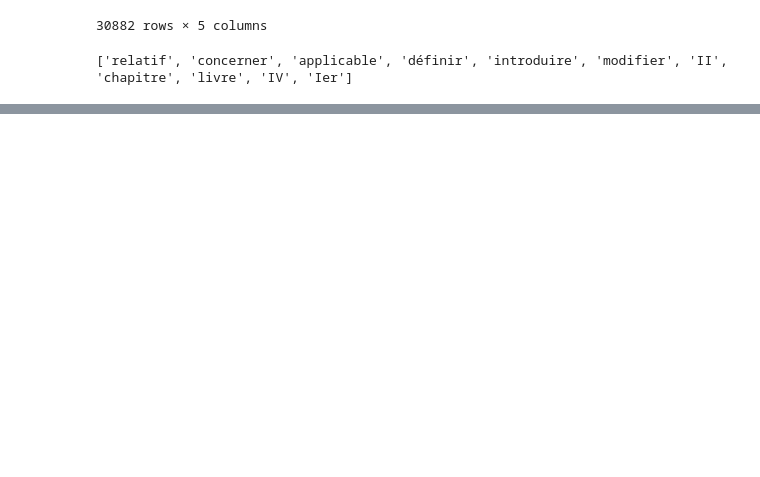
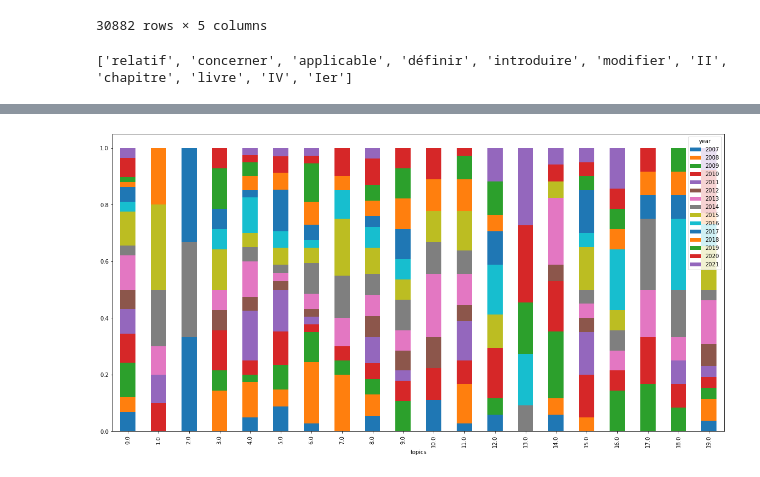
Before and after one commit to Geminy3/ProjetHNSKOL, a Jupyter notebook: Thématiques lemmatisé.ipynb, the cells around one changed output, grey strips where cells are left out. Drawn from its saved outputs; the diff is of its cells as text; code cells hidden in the pictures; blank space fills up the shorter version.

```diff
--- a/Thématiques lemmatisé.ipynb
+++ b/Thématiques lemmatisé.ipynb
@@ -454,0 +486,24 @@ df3.groupby('topics').year.value_counts().unstack().plot(kind='bar',subplots=Tru
+# %%
+df3.groupby('topics').year.value_counts(normalize=True).unstack().plot(kind='bar',
+                                                                       stacked = True,
+                                                                       figsize=(20,10),
+                                                                       legend=True,
+                                                                       ); #subplots=True, layout=(4,5),colormap='Spectral'
+ax2 = df3.groupby('topics').year.value_counts(normalize=True).mul(100).unstack()
+#Spectral
+#rainbow
+#prism
+
+tab2 = {}
+
+for idx in ax2.index:
+    test2 = []
+    for i in ax2:
+        test2.append(ax2[i].loc[idx])
+    test2.append(sum(ax2.loc[idx].dropna()))
+    tab2[idx] = test2
+tab2 = pd.DataFrame(tab2)
+tab2.transpose()
+tab2.index = [2007, 2008, 2009, 2010, 2011, 2012, 2013, 2014, 2015, 2016, 2017, 2018, 2019, 2020, 2021, 'Total']
+tab2
+# %% [output]
@@ -454,0 +527 @@ df3.groupby('topics').year.value_counts().unstack().plot(kind='bar',subplots=Tru
+[figure, added]
```
Also changed, not shown: parts of 33 cells of this notebook, 2 other files.
